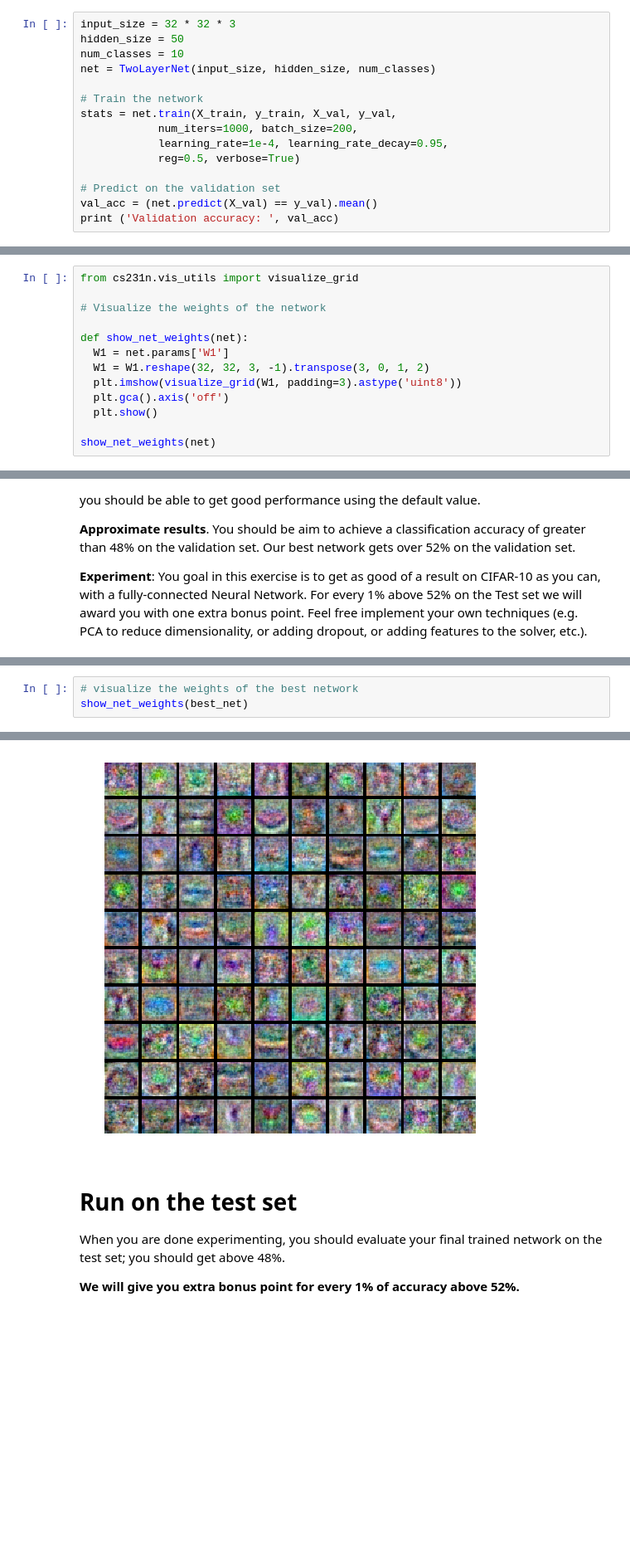
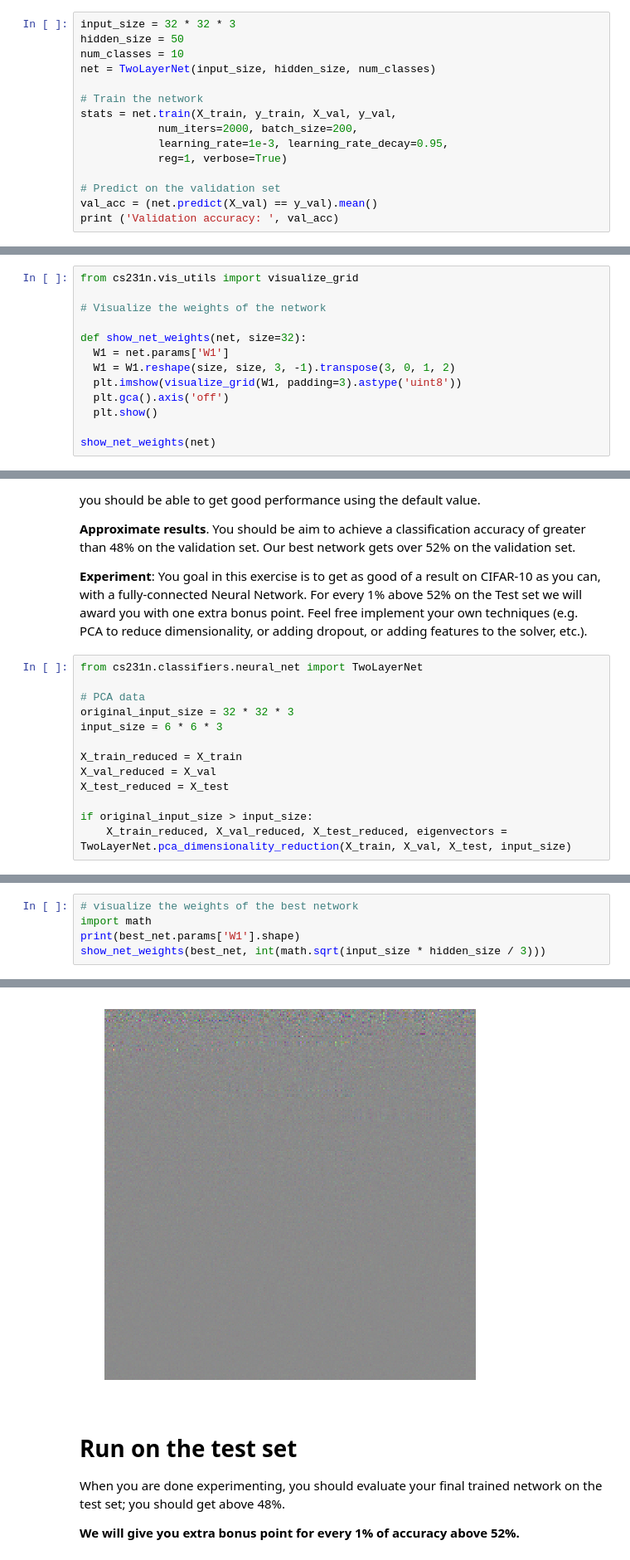
Before and after one commit to tongda/cs231n_2016_homework, a Jupyter notebook: two_layer_net.ipynb, the cells around one changed output, grey strips where cells are left out. Shown at 83% size. Cells and saved outputs as stored; diff of their text form; blank space fills up the shorter version.

Commit message:
finish two_layer_net puzzles

```diff
--- a/two_layer_net.ipynb
+++ b/two_layer_net.ipynb
@@ -207,9 +210,9 @@ net = TwoLayerNet(input_size, hidden_size, num_classes)
 
 # Train the network
 stats = net.train(X_train, y_train, X_val, y_val,
-            num_iters=1000, batch_size=200,
-            learning_rate=1e-4, learning_rate_decay=0.95,
-            reg=0.5, verbose=True)
+            num_iters=2000, batch_size=200,
+            learning_rate=1e-3, learning_rate_decay=0.95,
+            reg=1, verbose=True)
 
 # Predict on the validation set
 val_acc = (net.predict(X_val) == y_val).mean()
@@ -255,9 +264,9 @@ from cs231n.vis_utils import visualize_grid
 
 # Visualize the weights of the network
 
-def show_net_weights(net):
+def show_net_weights(net, size=32):
   W1 = net.params['W1']
-  W1 = W1.reshape(32, 32, 3, -1).transpose(3, 0, 1, 2)
+  W1 = W1.reshape(size, size, 3, -1).transpose(3, 0, 1, 2)
   plt.imshow(visualize_grid(W1, padding=3).astype('uint8'))
   plt.gca().axis('off')
   plt.show()
@@ -275,4 +284,17 @@ show_net_weights(net)
 **Approximate results**. You should be aim to achieve a classification accuracy of greater than 48% on the validation set. Our best network gets over 52% on the validation set.
 
 **Experiment**: You goal in this exercise is to get as good of a result on CIFAR-10 as you can, with a fully-connected Neural Network. For every 1% above 52% on the Test set we will award you with one extra bonus point. Feel free implement your own techniques (e.g. PCA to reduce dimensionality, or adding dropout, or adding features to the solver, etc.).
+# %%
+from cs231n.classifiers.neural_net import TwoLayerNet
+
+# PCA data
+original_input_size = 32 * 32 * 3
+input_size = 6 * 6 * 3
+
+X_train_reduced = X_train
+X_val_reduced = X_val
+X_test_reduced = X_test
+
+if original_input_size > input_size:
+    X_train_reduced, X_val_reduced, X_test_reduced, eigenvectors = TwoLayerNet.pca_dimensionality_reduction(X_train, X_val, X_test, input_size)
 # %%
@@ -344,4 +380,6 @@ best validation accuracy achieved during cross-validation: 0.531000
 # %%
 # visualize the weights of the best network
-show_net_weights(best_net)
+import math
+print(best_net.params['W1'].shape)
+show_net_weights(best_net, int(math.sqrt(input_size * hidden_size / 3)))
 # %% [output]
@@ -348,4 +387,4 @@ show_net_weights(best_net)
-[figure, old version]
+[figure, new version]
 # %% [markdown]
 # Run on the test set
 When you are done experimenting, you should evaluate your final trained network on the test set; you should get above 48%.
```
Also changed, not shown: parts of 8 cells of this notebook, 3 other files.
